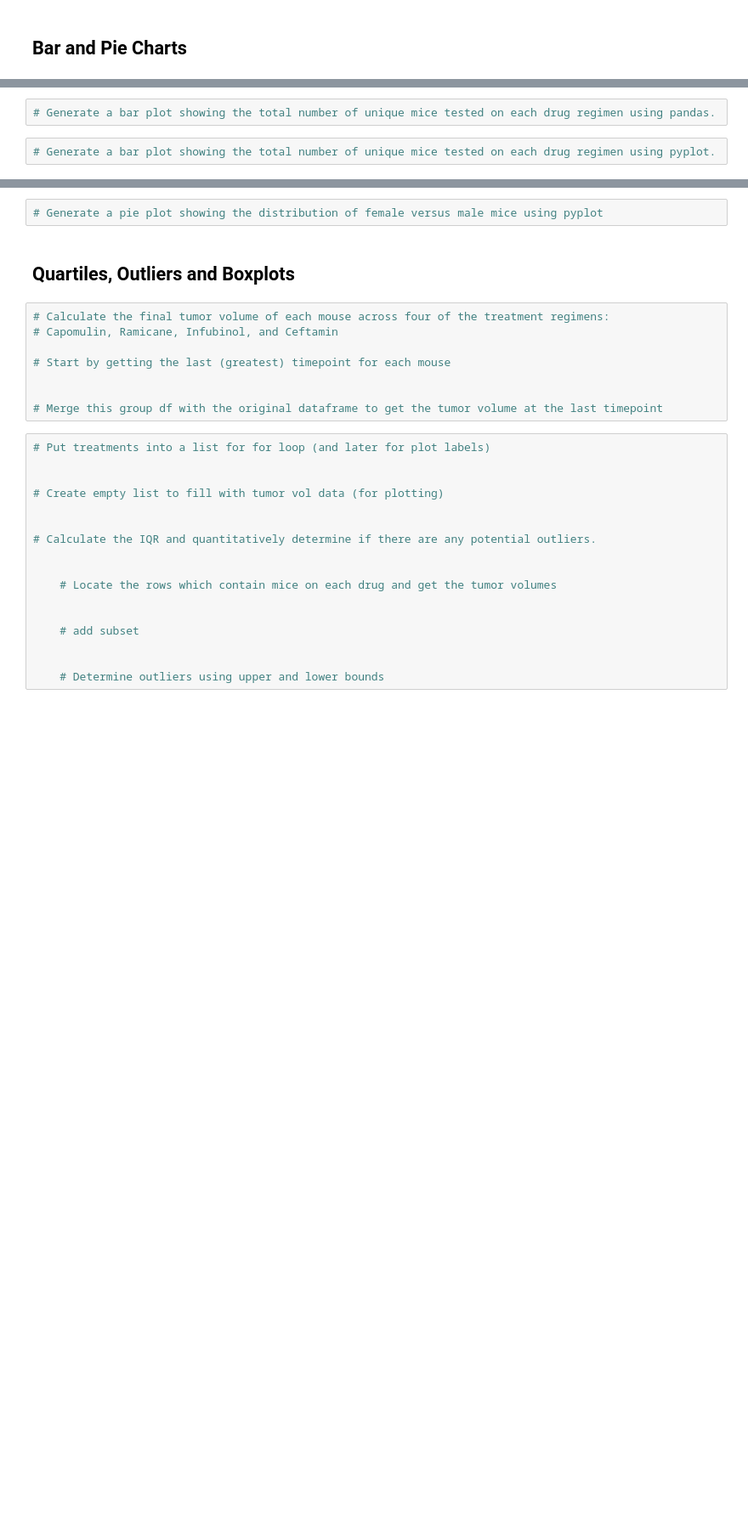
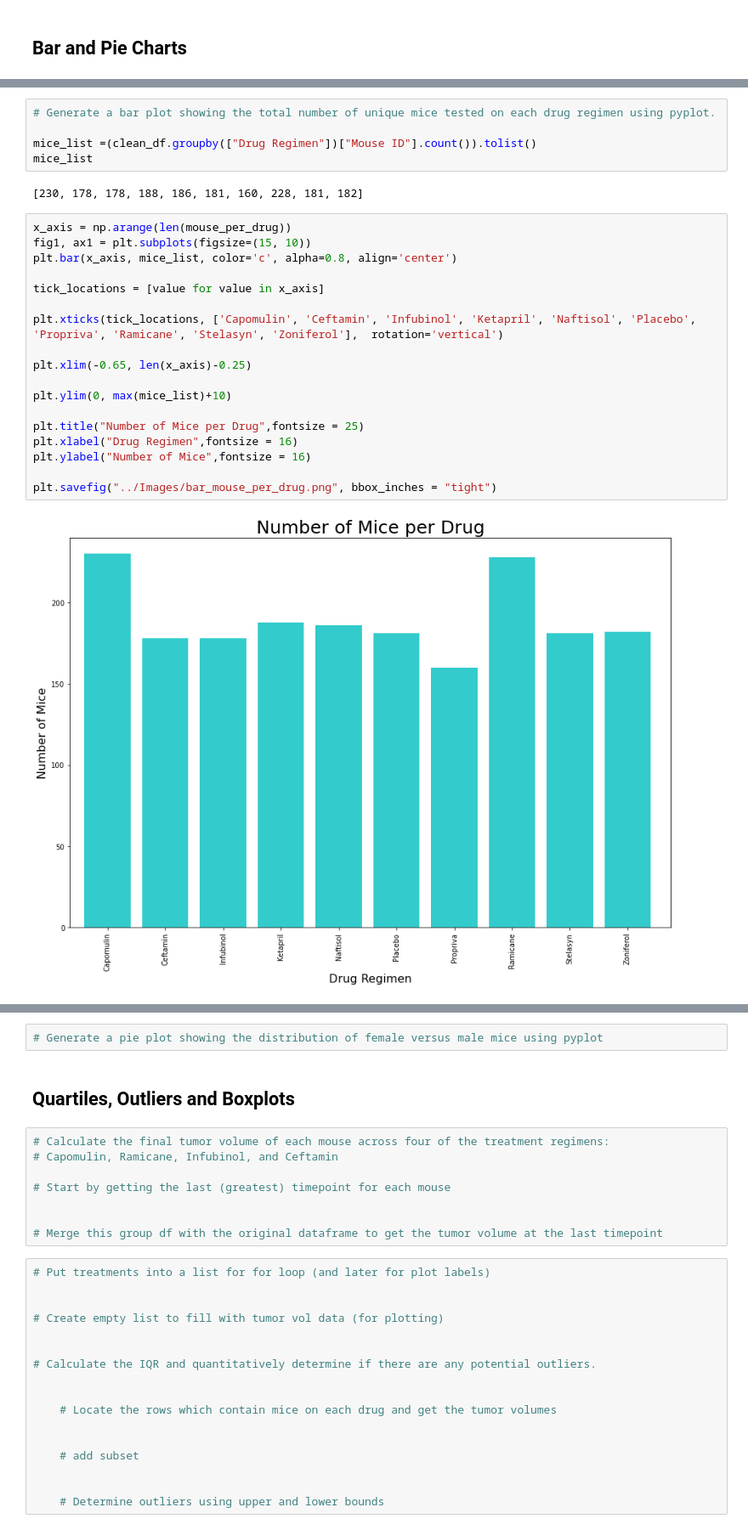
Before and after one commit to 13Liloreokittay/Matplotlib-Power-of-Plots, a Jupyter notebook: Pymaceuticals/pymaceuticals_starter.ipynb, the cells around one changed output, grey strips where cells are left out. Shown at 85% size. Cells and saved outputs as stored; diff of their text form; blank space fills up the shorter version.

```diff
--- a/Pymaceuticals/pymaceuticals_starter.ipynb
+++ b/Pymaceuticals/pymaceuticals_starter.ipynb
@@ -56,6 +173,29 @@ merged_docs_df.shape
 # %%
-# Generate a bar plot showing the total number of unique mice tested on each drug regimen using pandas.
+# Generate a bar plot showing the total number of unique mice tested on each drug regimen using pyplot.
+
+mice_list =(clean_df.groupby(["Drug Regimen"])["Mouse ID"].count()).tolist()
+mice_list
+# %% [output]
+[230, 178, 178, 188, 186, 181, 160, 228, 181, 182]
-# %%
-# Generate a bar plot showing the total number of unique mice tested on each drug regimen using pyplot.
+# %%
+x_axis = np.arange(len(mouse_per_drug))
+fig1, ax1 = plt.subplots(figsize=(15, 10))
+plt.bar(x_axis, mice_list, color='c', alpha=0.8, align='center')
+
+tick_locations = [value for value in x_axis]
+
+plt.xticks(tick_locations, ['Capomulin', 'Ceftamin', 'Infubinol', 'Ketapril', 'Naftisol', 'Placebo', 'Propriva', 'Ramicane', 'Stelasyn', 'Zoniferol'],  rotation='vertical')
+
+plt.xlim(-0.65, len(x_axis)-0.25)
+
+plt.ylim(0, max(mice_list)+10)
+
+plt.title("Number of Mice per Drug",fontsize = 25)
+plt.xlabel("Drug Regimen",fontsize = 16)
+plt.ylabel("Number of Mice",fontsize = 16)
+
+plt.savefig("../Images/bar_mouse_per_drug.png", bbox_inches = "tight")
+# %% [output]
+[figure, added]
 # %%
 # Generate a pie plot showing the distribution of female versus male mice using pandas
```
Also changed, not shown: parts of 16 cells of this notebook, 2 other files.
